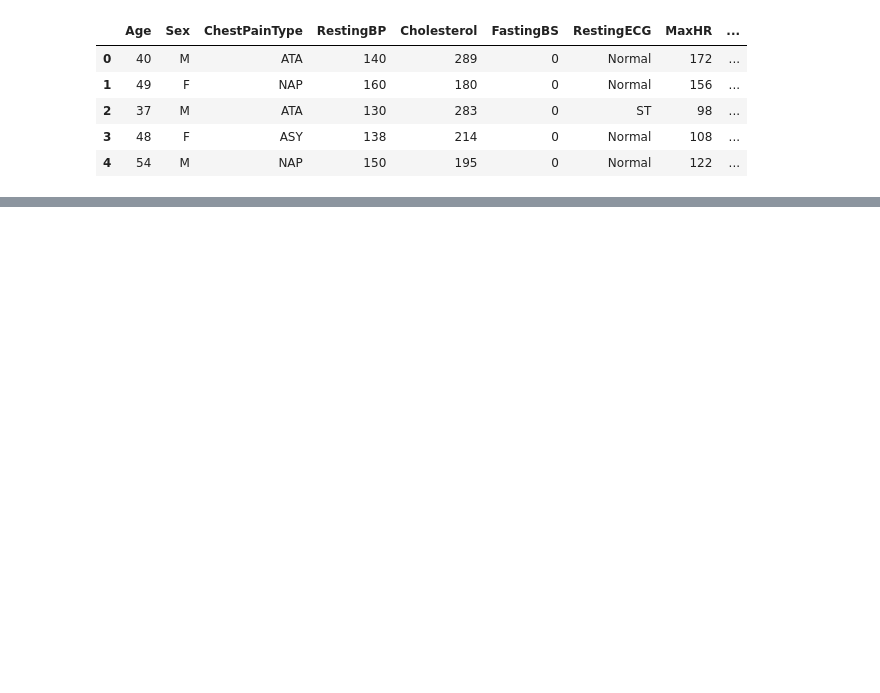
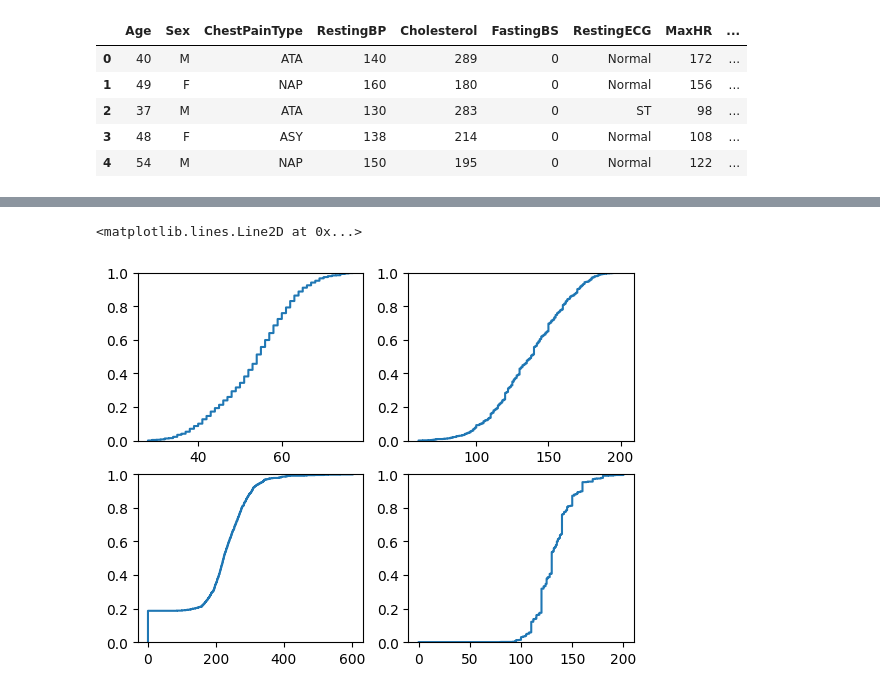
Before and after one commit to rcwaterman/DSE5002, a Jupyter notebook: Module_02/Lab/Homework_Heart_disease_data_set.ipynb, the cells around one changed output, grey strips where cells are left out. Cells and saved outputs as stored; diff of their text form; code cells hidden in the pictures; blank space fills up the shorter version.

```diff
--- a/Module_02/Lab/Homework_Heart_disease_data_set.ipynb
+++ b/Module_02/Lab/Homework_Heart_disease_data_set.ipynb
@@ -62,0 +302,9 @@ Turn this into a pivot table,   grouping by one or more predictors.
+# %%
+fig, axs = plt.subplots(nrows=2,ncols=2)
+axs[0,0].ecdf(bp_df["Age"])
+axs[0,1].ecdf(bp_df["MaxHR"])
+axs[1,0].ecdf(bp_df["Cholesterol"])
+axs[1,1].ecdf(bp_df["RestingBP"])
+# %% [output]
+<matplotlib.lines.Line2D at 0x...>
+[figure, added]
```
Also changed, not shown: parts of 71 cells of this notebook, 3 other files.
